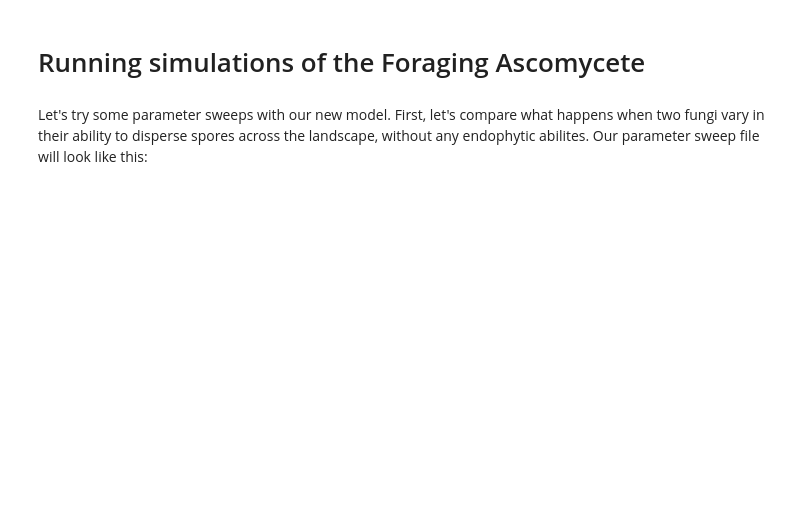
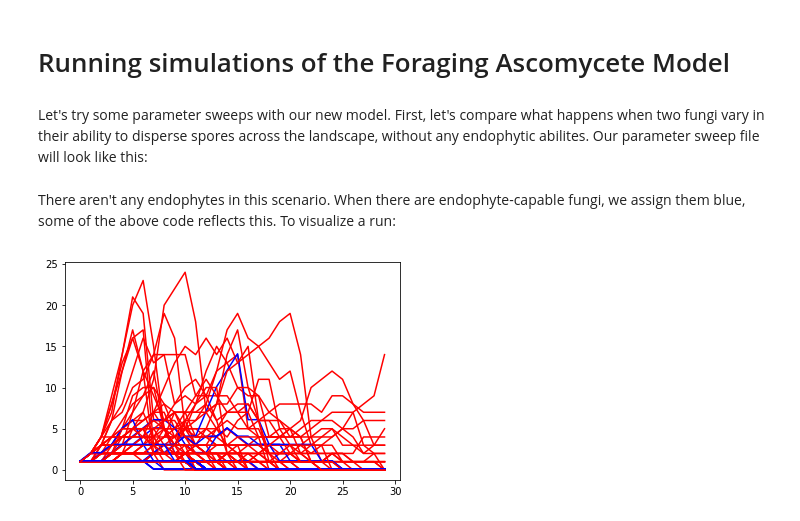
Before and after one commit to danchurch/FA_ABM, a Jupyter notebook: parameter_sweeps.ipynb, the cells around one changed output. Saved outputs shown, nothing was run; the diff lists cells and outputs as text; code cells hidden in the pictures; blank space fills up the shorter version.

Commit message:
visualization simulation results

```diff
--- a/parameter_sweeps.ipynb
+++ b/parameter_sweeps.ipynb
@@ -1,4 +1,4 @@
 # %% [markdown]
-# Running simulations of the Foraging Ascomycete
+# Running simulations of the Foraging Ascomycete Model
 # %% [markdown]
 Let's try some parameter sweeps with our new model. First, let's compare what happens when two fungi vary in their ability to disperse spores across the landscape, without any endophytic abilites. Our parameter sweep file will look like this:
@@ -5,18 +14,9 @@ Let's try some parameter sweeps with our new model. First, let's compare what ha
 # %%
-from FAmodel import Forest
-from FAmodel import sumendos
-from FAmodel import sumdecomps
-from FAagents import Tree, Wood, Fungus
-import numpy as np
-import matplotlib.pyplot as plt
-import thomasprocess as tp
-
-
-endo_runs = {} ## where we'll store the blue fungi's model runs
-decomp_runs = {} ## where we'll store the red fungi's model runs
+blue_runs = {} ## where we'll store the blue fungi's model runs
+red_runs = {} ## where we'll store the red fungi's model runs
 for i in [ a/10 for a in range(2,22,2) ]: ## levels of variable
-    endo_list = []
-    decomp_list = []
+    blue_list = []
+    red_list = []
     for j in range(100): ## number of simulations per level of parameter
         losced = Forest(endophytism = False, ##settings for model
                         endodisp=1, ## hold one fungus constant...
@@ -24,7 +24,19 @@ for i in [ a/10 for a in range(2,22,2) ]: ## levels of variable
                         )
         for j in range(30): losced.step() ## number of steps before ending the model
         ## data into lists
-        endo_list.append(losced.datacollector.get_model_vars_dataframe().Endophytes)
-        decomp_list.append(losced.datacollector.get_model_vars_dataframe().Decomposers)
-    endo_runs[i] = endo_list
-    decomp_runs[i] = decomp_list
+        ## these are functions from MESA's data collection module
+        blue_list.append(losced.datacollector.get_model_vars_dataframe().Endophytes)
+        red_list.append(losced.datacollector.get_model_vars_dataframe().Decomposers)
+    blue_runs[i] = blue_list
+    red_runs[i] = red_list
+# %% [markdown]
+There aren't any endophytes in this scenario. When there are endophyte-capable fungi, we assign them blue, some of the above code reflects this. To visualize a run:
+# %%
+def plot_run(level):
+    for i in zip(blue_runs[level], red_runs[level]): ## alternate ('zip') between to make sure both are visible
+        plt.plot([ j for j in range(30) ], i[0]+0.1, c='b') ## lift one set (blue) up a little to increase visibility.
+        plt.plot([ j for j in range(30) ], i[1], c='r')
+
+plot_run(0.2)
+# %% [output]
+[figure, added]
```
Also changed, not shown: parts of 4 cells of this notebook.
